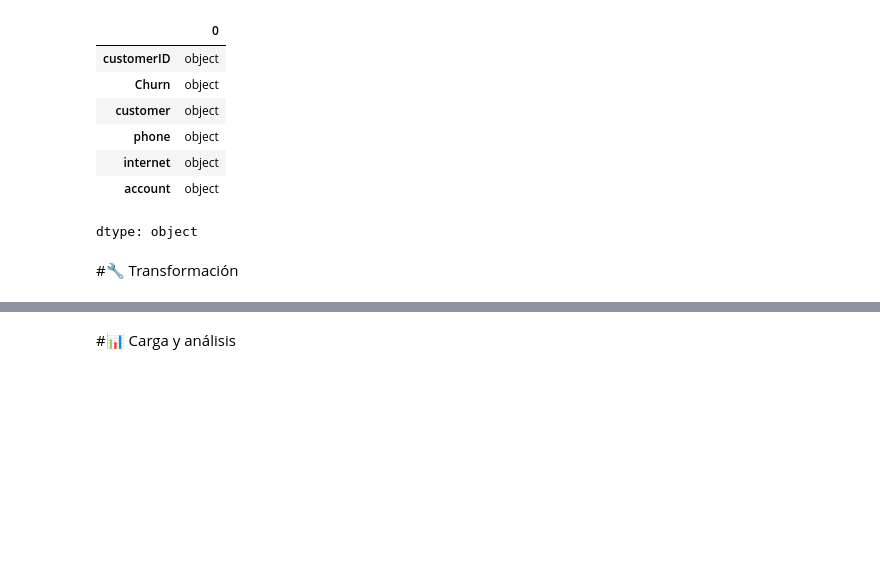
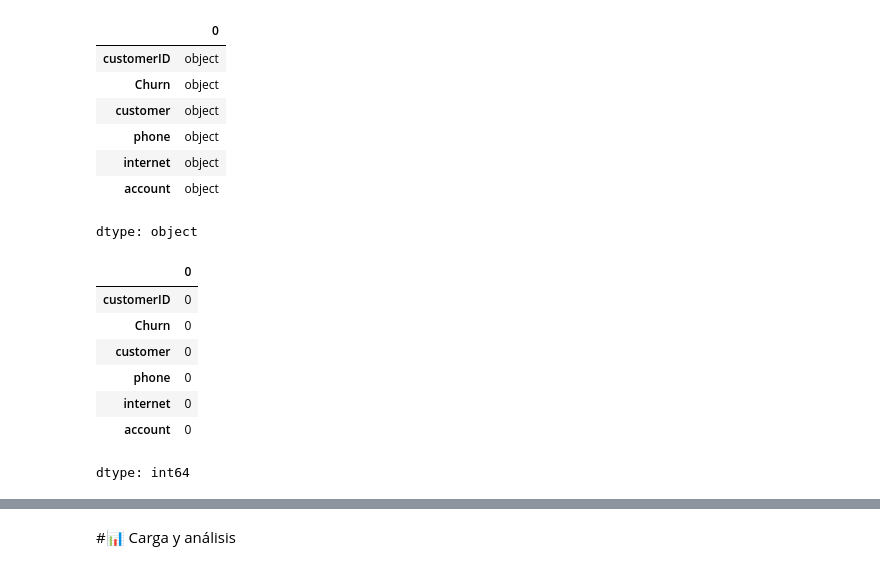
Before and after one commit to ENRIQUEAHERNANDEZ/TelecomX, a Jupyter notebook: TelecomX_LATAM.ipynb, the cells around one changed output, grey strips where cells are left out. Drawn from its saved outputs; the diff is of its cells as text; code cells hidden in the pictures; blank space fills up the shorter version.

```diff
--- a/TelecomX_LATAM.ipynb
+++ b/TelecomX_LATAM.ipynb
@@ -45,5 +47,15 @@ df_clientes.dtypes
 | internet | object |
 | account | object |
 dtype: object
-# %% [markdown]
-#🔧 Transformación
+# %%
+# Ver cuántos valores nulos hay por columna
+df_clientes.isnull().sum()
+# %% [output]
+|  | 0 |
+| customerID | 0 |
+| Churn | 0 |
+| customer | 0 |
+| phone | 0 |
+| internet | 0 |
+| account | 0 |
+dtype: int64
```
Also changed, not shown: parts of 11 cells of this notebook.
